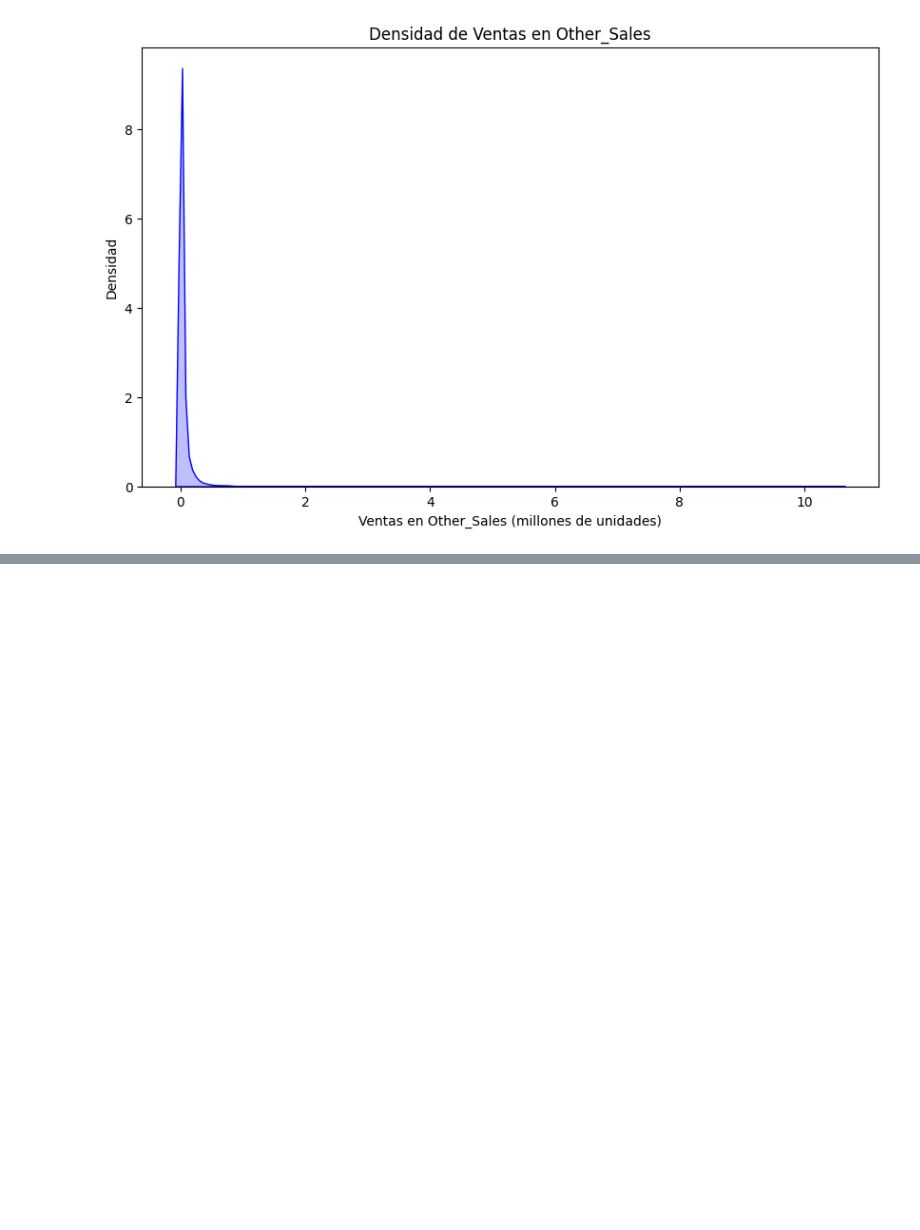
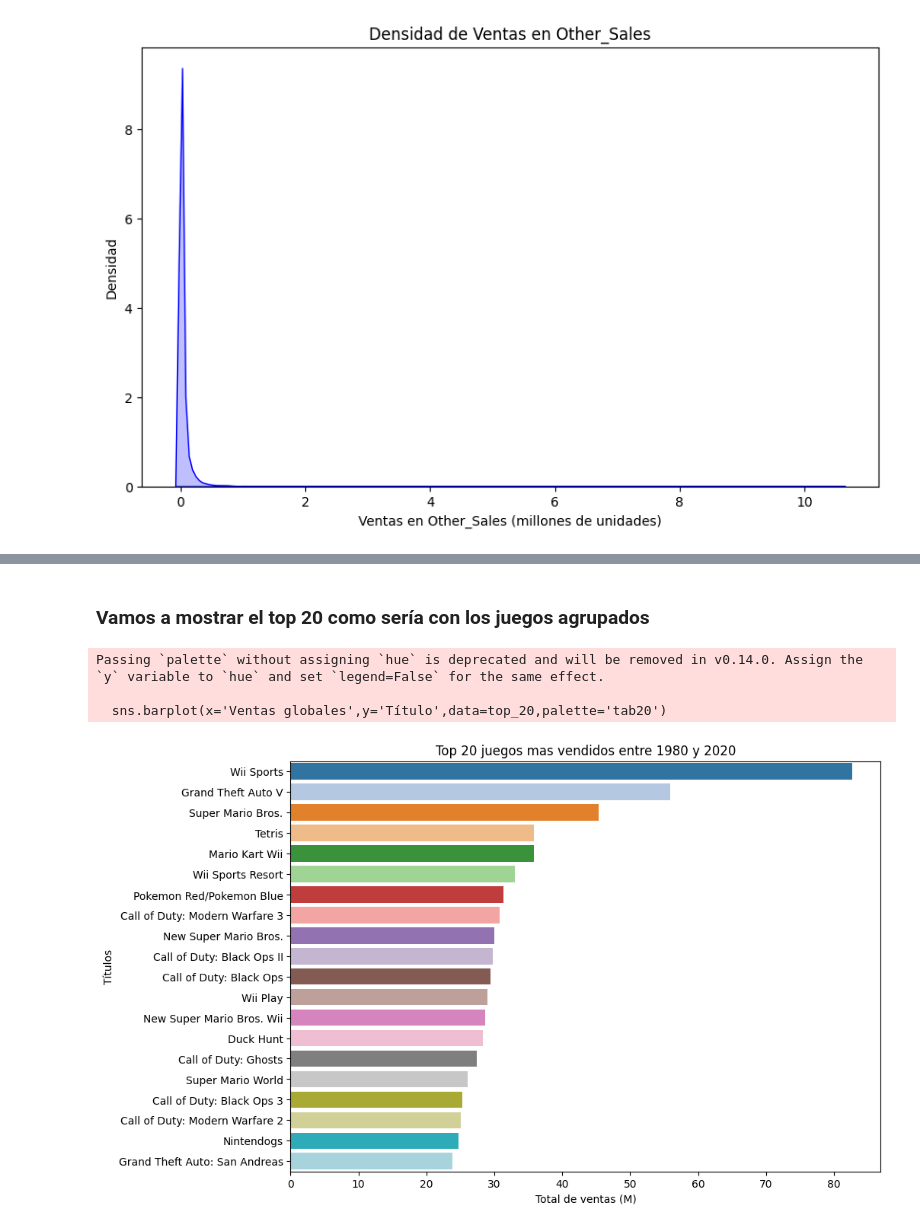
Before and after one commit to Bootcamp-Data-Analyst/P2-Procesamiento-Limpieza-Python-Ruben, a Jupyter notebook: notebook/P2-Procesamiento.ipynb, the cells around one changed output, grey strips where cells are left out. Cells and saved outputs as stored; diff of their text form; code cells hidden in the pictures; blank space fills up the shorter version.

Commit message:
feature:Transformación y limpieza de datos #3

```diff
--- a/notebook/P2-Procesamiento.ipynb
+++ b/notebook/P2-Procesamiento.ipynb
@@ -412,0 +457,6 @@ for region in regions:
+# %%
+# Se borrán del dataframe las filas nulas
+vgsales_df.dropna(subset='Year',inplace=True)
+vgsales_df.dropna(subset='Publisher',inplace=True)
+
+vgsales_df.isnull().sum()
@@ -412,0 +478,4 @@ for region in regions:
+# %%
+vgsales_df['Year'] = vgsales_df['Year'].astype(int)
+# Se verifican tipos
+vgsales_df.info()
@@ -412,0 +503,11 @@ for region in regions:
+# %%
+
+# Se realiza una limpieza de espacios por si acaso hay errores
+vgsales_df.columns = vgsales_df.columns.str.strip()
+# Se traducen las columnas al español
+vgsales_df =vgsales_df.rename(columns= {'Rank':'Ranking','Name':'Título','Platform':'Consola','Year':'Año',
+                    'Genre':'Género','Publisher':'Distribuidora','NA_Sales':'Venta NA(M)',
+                    'EU_Sales':'Ventas EU(M)','JP_Sales':'Ventas JP(M)','Other_Sales':'Ventas otras regiones',
+                    'Global_Sales':'Ventas globales'})
+
+vgsales_df.info()
@@ -412,0 +537,3 @@ for region in regions:
+# %%
+vgsales_df = vgsales_df.drop(columns=['Ranking'])
+vgsales_df.info()
@@ -412,0 +558,17 @@ for region in regions:
+# %% [markdown]
+### Vamos a mostrar el top 20 como sería con los juegos agrupados
+# %%
+#Obtenemos el top 20
+top_20 = vgsales_df.groupby('Título',as_index=False)['Ventas globales'].sum().sort_values('Ventas globales',ascending=False).head(20)
+
+plt.figure(figsize=(10,7))
+sns.barplot(x='Ventas globales',y='Título',data=top_20,palette='tab20')
+plt.title('Top 20 juegos mas vendidos entre 1980 y 2020')
+plt.ylabel('Títulos')
+plt.xlabel('Total de ventas (M)')
+plt.show()
+# %% [output]
+Passing `palette` without assigning `hue` is deprecated and will be removed in v0.14.0. Assign the `y` variable to `hue` and set `legend=False` for the same effect.
+
+  sns.barplot(x='Ventas globales',y='Título',data=top_20,palette='tab20')
+[figure, added]
```
Also changed, not shown: parts of 24 cells of this notebook.
